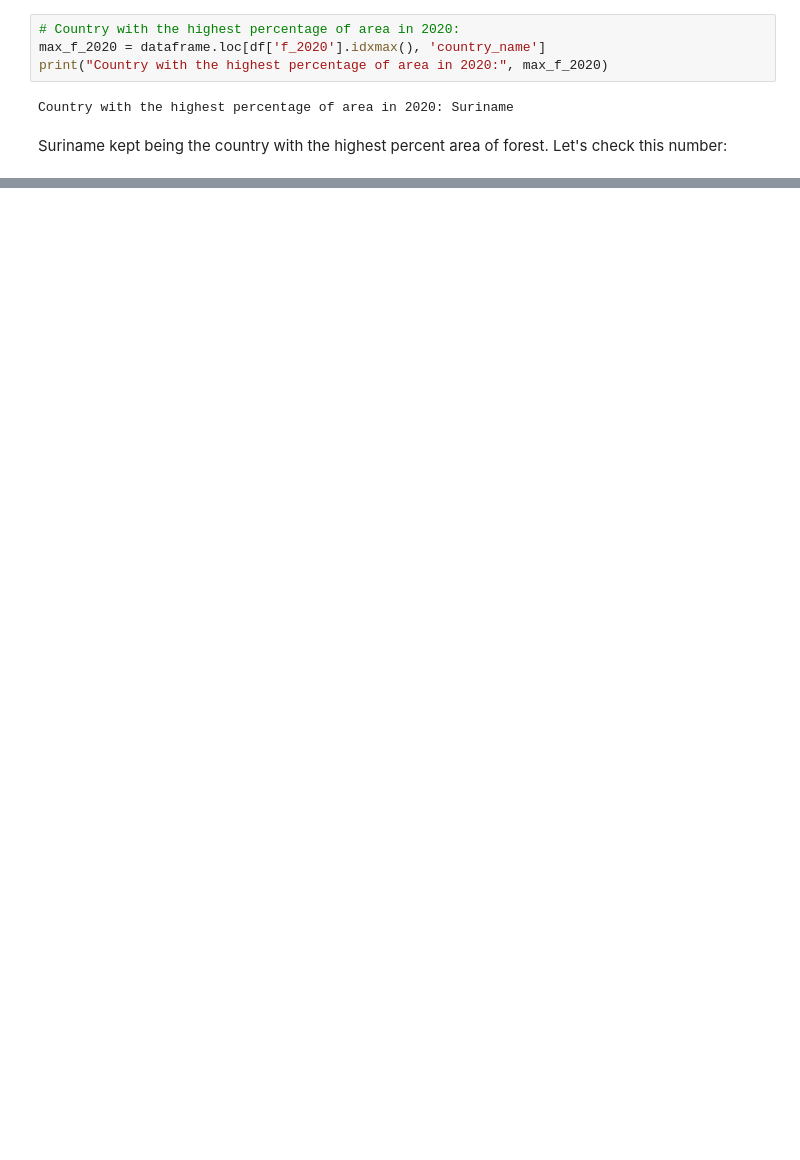
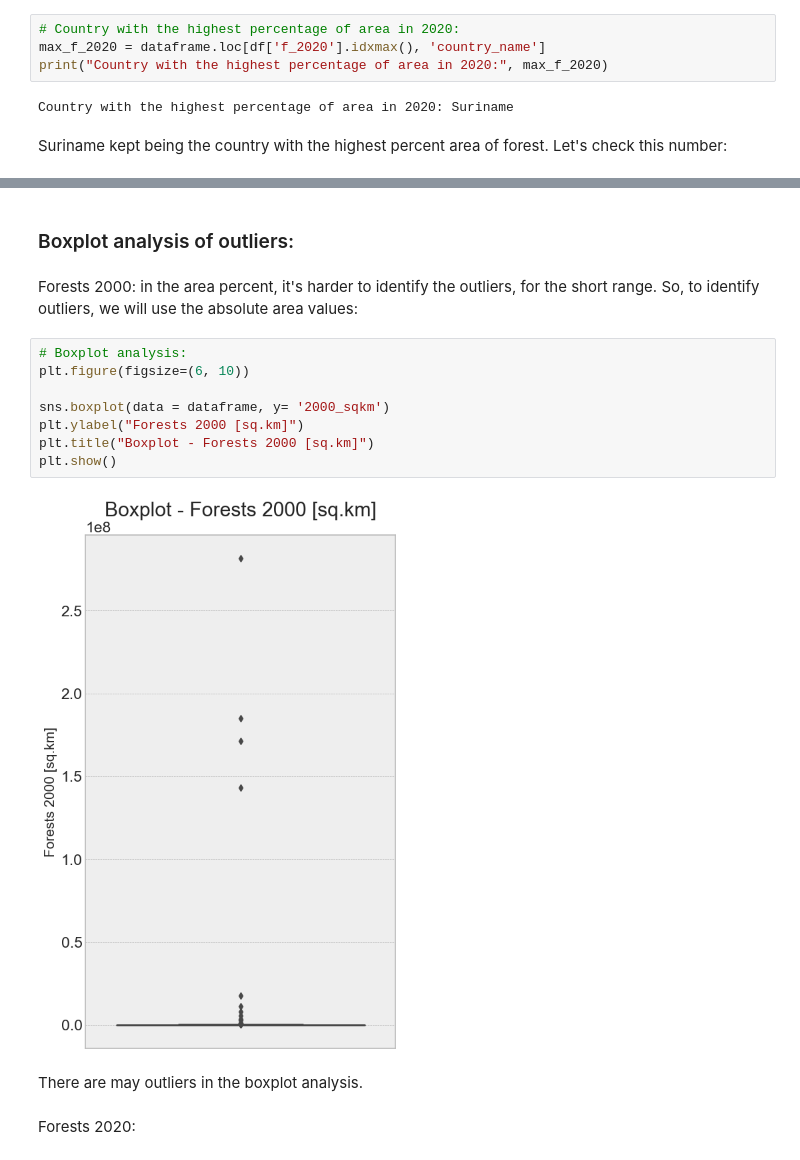
Before and after one commit to anacbneumann/Deforestation_analysis, a Jupyter notebook: deforestation_eda.ipynb, the cells around one changed output, grey strips where cells are left out. Cells and saved outputs as stored; diff of their text form; blank space fills up the shorter version.

```diff
--- a/deforestation_eda.ipynb
+++ b/deforestation_eda.ipynb
@@ -314,0 +531,18 @@ dataframe.loc[dataframe['country_name'] == 'Suriname']
+# %% [markdown]
+### Boxplot analysis of outliers:
+# %% [markdown]
+Forests 2000: in the area percent, it's harder to identify the outliers, for the short range. So, to identify outliers, we will use the absolute area values:
+# %%
+# Boxplot analysis:
+plt.figure(figsize=(6, 10))
+
+sns.boxplot(data = dataframe, y= '2000_sqkm')
+plt.ylabel("Forests 2000 [sq.km]")
+plt.title("Boxplot - Forests 2000 [sq.km]")
+plt.show()
+# %% [output]
+[figure, added]
+# %% [markdown]
+There are may outliers in the boxplot analysis.
+# %% [markdown]
+Forests 2020:
```
Also changed, not shown: parts of 59 cells of this notebook, 1 other file.
